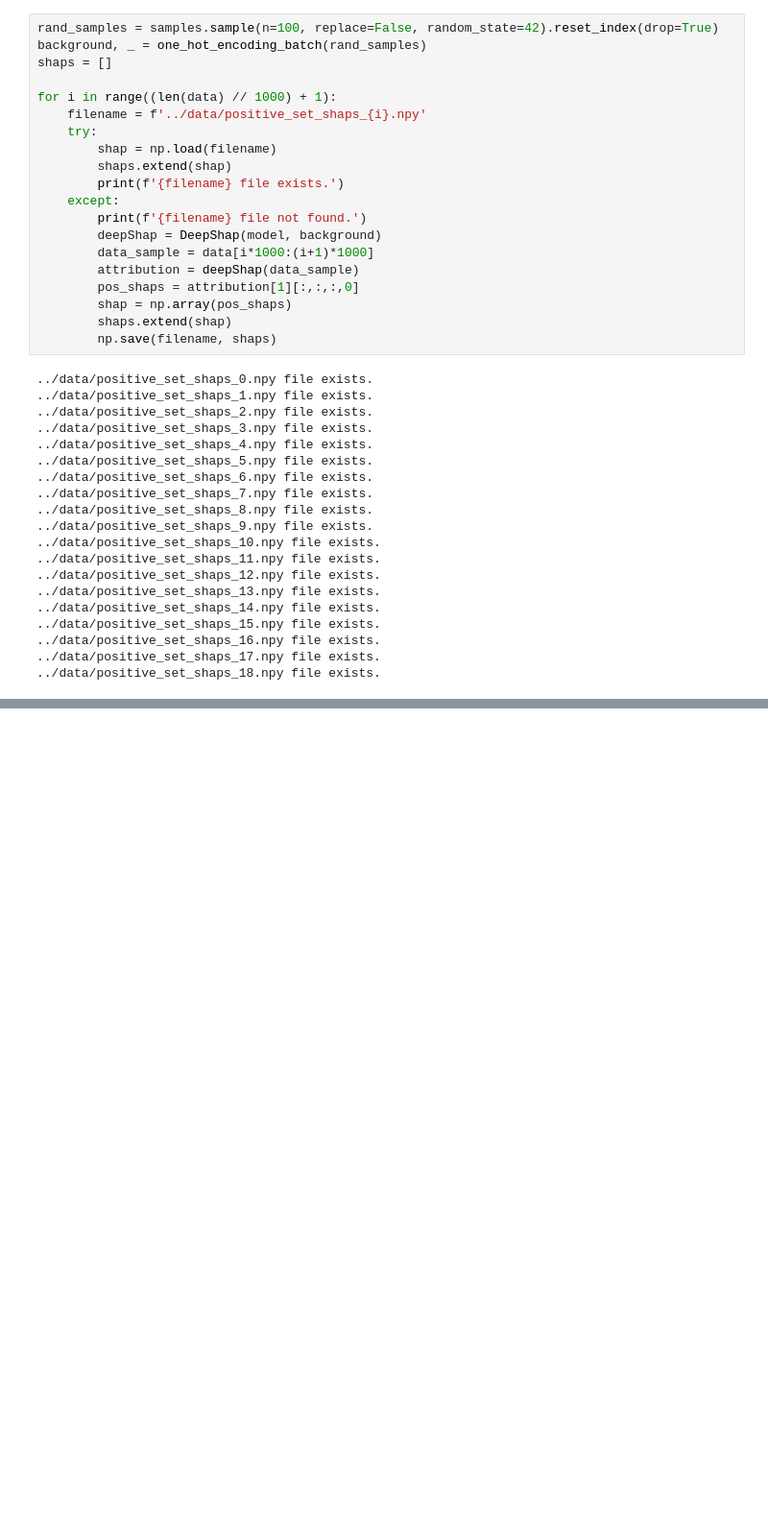
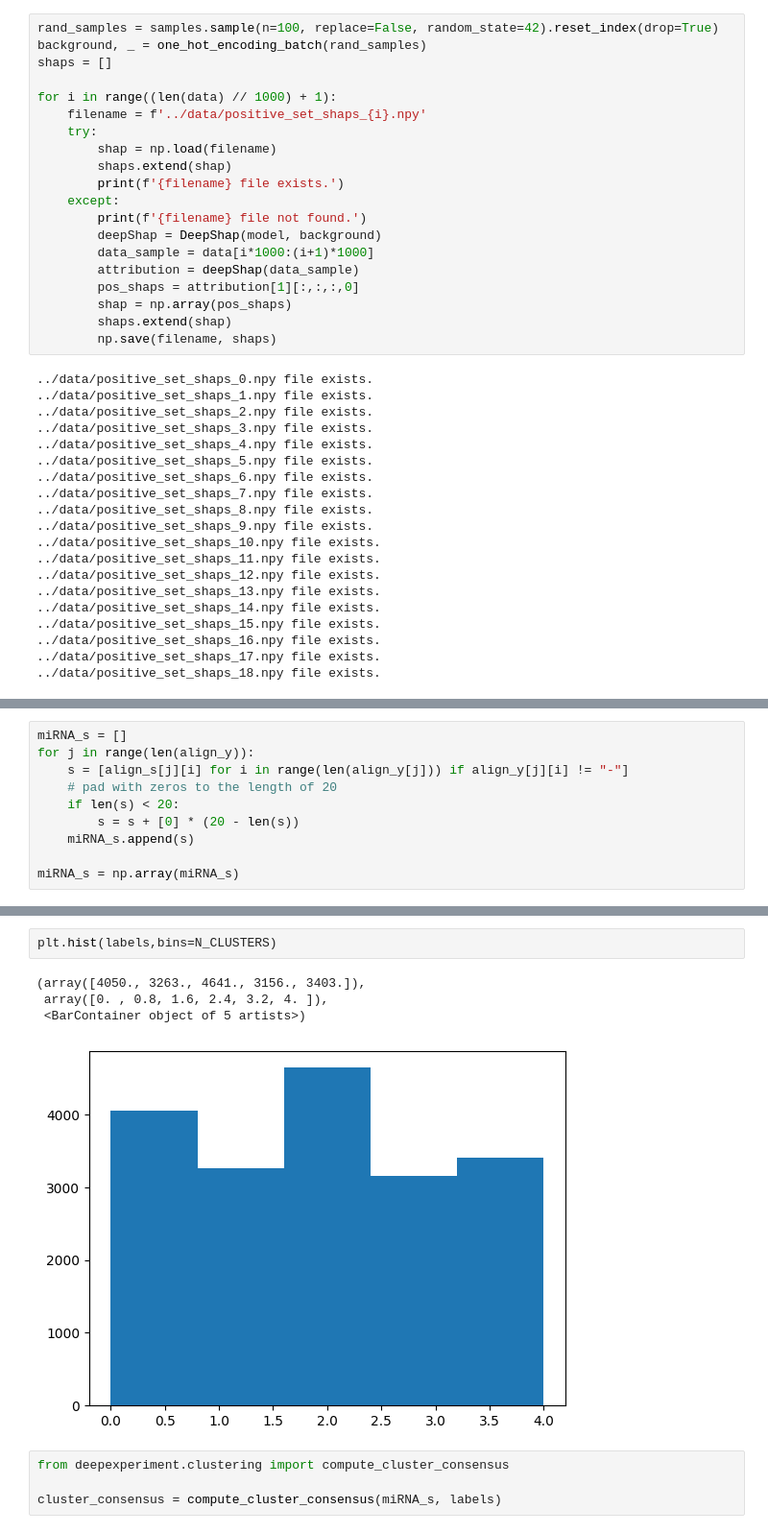
Before and after one commit to katarinagresova/DeepExperiment, a Jupyter notebook: experiments/Helwak2013_miRBind_interpretation_clustering.ipynb, the cells around one changed output, grey strips where cells are left out. Shown at 96% size. Saved outputs shown, nothing was run; the diff lists cells and outputs as text; blank space fills up the shorter version.

```diff
--- a/experiments/Helwak2013_miRBind_interpretation_clustering.ipynb
+++ b/experiments/Helwak2013_miRBind_interpretation_clustering.ipynb
@@ -70,0 +89,10 @@ for i in range((len(data) // 1000) + 1):
+# %%
+miRNA_s = []
+for j in range(len(align_y)):
+    s = [align_s[j][i] for i in range(len(align_y[j])) if align_y[j][i] != "-"]
+    # pad with zeros to the length of 20
+    if len(s) < 20:
+        s = s + [0] * (20 - len(s))
+    miRNA_s.append(s)
+
+miRNA_s = np.array(miRNA_s)
@@ -70,0 +112,11 @@ for i in range((len(data) // 1000) + 1):
+# %%
+plt.hist(labels,bins=N_CLUSTERS)
+# %% [output]
+(array([4050., 3263., 4641., 3156., 3403.]),
+ array([0. , 0.8, 1.6, 2.4, 3.2, 4. ]),
+ <BarContainer object of 5 artists>)
+[figure, added]
+# %%
+from deepexperiment.clustering import compute_cluster_consensus
+
+cluster_consensus = compute_cluster_consensus(miRNA_s, labels)
```
Also changed, not shown: parts of 7 cells of this notebook.
